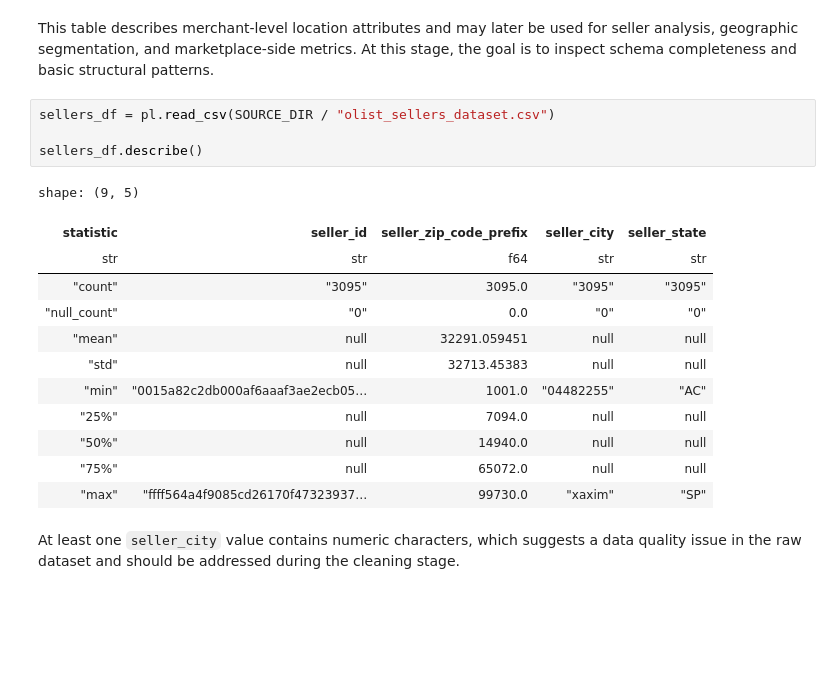
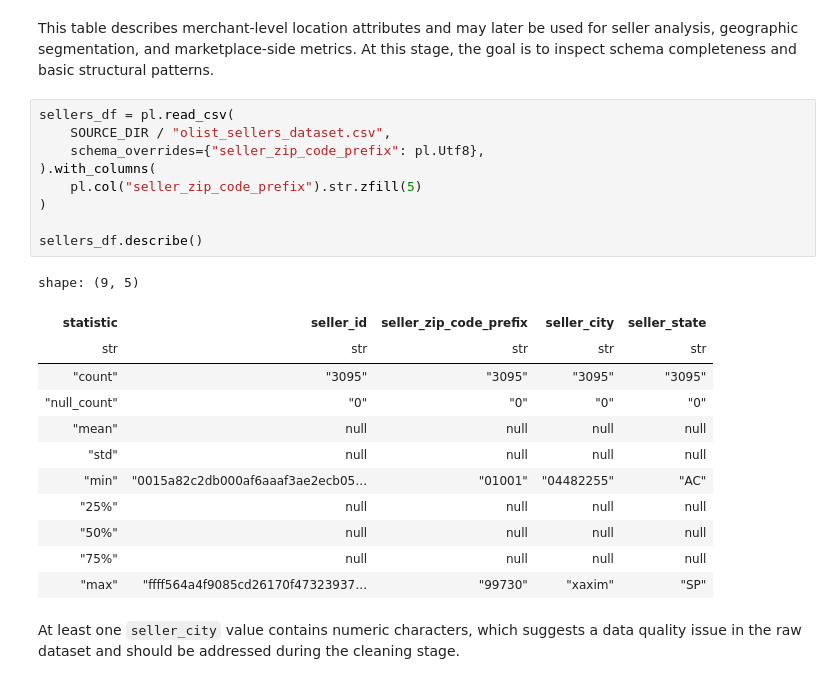
Before and after one commit to Daniel-Prokopenko/ecommerce_data_platform, a Jupyter notebook: notebooks/initial_eda.ipynb, the cells around one changed output. Drawn from its saved outputs; the diff is of its cells as text; blank space fills up the shorter version.

```diff
--- a/notebooks/initial_eda.ipynb
+++ b/notebooks/initial_eda.ipynb
@@ -343,22 +353,27 @@ The translation table covers 71 product categories, while the products dataset c
 # %% [markdown]
 This table describes merchant-level location attributes and may later be used for seller analysis, geographic segmentation, and marketplace-side metrics. At this stage, the goal is to inspect schema completeness and basic structural patterns.
 # %%
-sellers_df = pl.read_csv(SOURCE_DIR / "olist_sellers_dataset.csv")
+sellers_df = pl.read_csv(
+    SOURCE_DIR / "olist_sellers_dataset.csv",
+    schema_overrides={"seller_zip_code_prefix": pl.Utf8},
+).with_columns(
+    pl.col("seller_zip_code_prefix").str.zfill(5)
+)
 
 sellers_df.describe()
 # %% [output]
 shape: (9, 5)
 | statistic | seller_id | seller_zip_code_prefix | seller_city | seller_state |
-| str | str | f64 | str | str |
-| "count" | "3095" | 3095.0 | "3095" | "3095" |
-| "null_count" | "0" | 0.0 | "0" | "0" |
-| "mean" | null | 32291.059451 | null | null |
-| "std" | null | 32713.45383 | null | null |
-| "min" | "0015a82c2db000af6aaaf3ae2ecb05… | 1001.0 | "04482255" | "AC" |
-| "25%" | null | 7094.0 | null | null |
-| "50%" | null | 14940.0 | null | null |
-| "75%" | null | 65072.0 | null | null |
-| "max" | "ffff564a4f9085cd26170f47323937… | 99730.0 | "xaxim" | "SP" |
+| str | str | str | str | str |
+| "count" | "3095" | "3095" | "3095" | "3095" |
+| "null_count" | "0" | "0" | "0" | "0" |
+| "mean" | null | null | null | null |
+| "std" | null | null | null | null |
+| "min" | "0015a82c2db000af6aaaf3ae2ecb05… | "01001" | "04482255" | "AC" |
+| "25%" | null | null | null | null |
+| "50%" | null | null | null | null |
+| "75%" | null | null | null | null |
+| "max" | "ffff564a4f9085cd26170f47323937… | "99730" | "xaxim" | "SP" |
 # %% [markdown]
 At least one `seller_city` value contains numeric characters, which suggests a data quality issue in the raw dataset and should be addressed during the cleaning stage.
 # %% [markdown]
```
Also changed, not shown: parts of 4 cells of this notebook, 1 other file.
